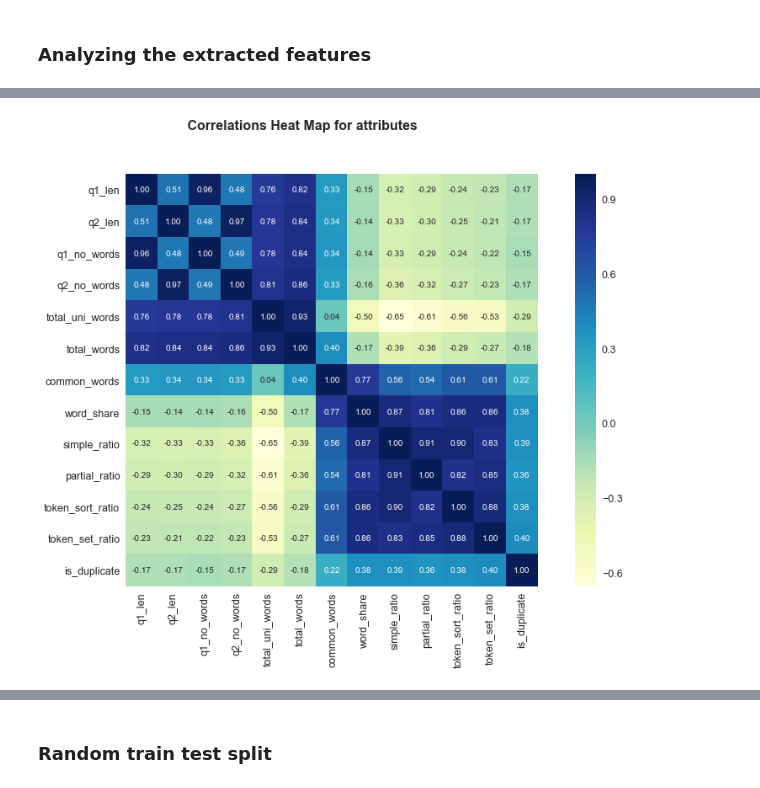
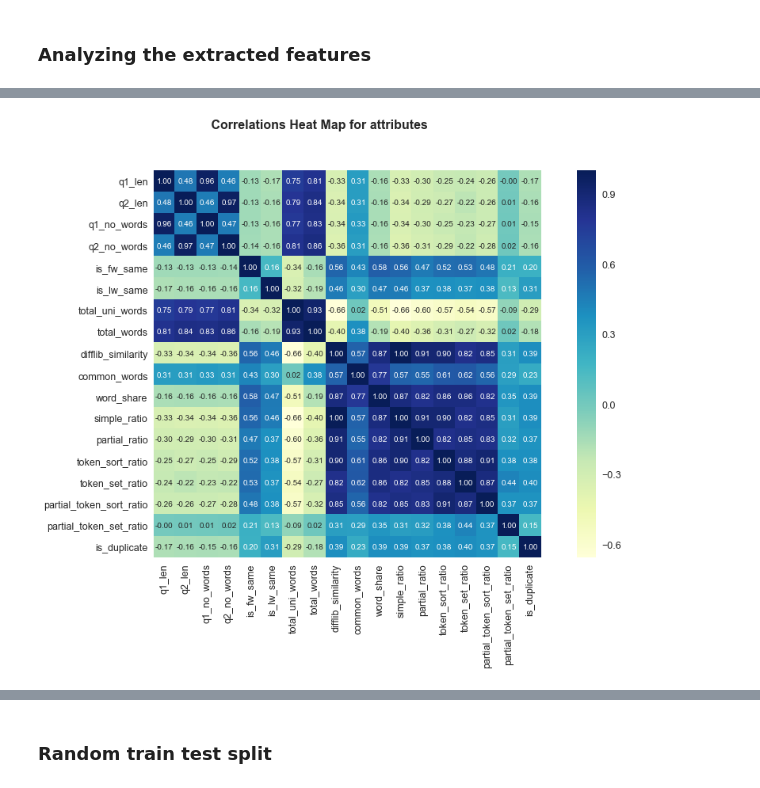
Before and after one commit to cmuth001/Question-Pairs-Quora-Data-Science, a Jupyter notebook: Question_Pair_Match.ipynb, the cells around one changed output, grey strips where cells are left out. Saved outputs shown, nothing was run; the diff lists cells and outputs as text; code cells hidden in the pictures.

```diff
--- a/Question_Pair_Match.ipynb
+++ b/Question_Pair_Match.ipynb
@@ -319,6 +311,15 @@ to this:
  BeautifulSoup(YOUR_MARKUP, "lxml")
 
   markup_type=markup_type))
+# %%
+df_train['avg_len'] = df_train.apply(lambda row: (row['q1_len']+row['q2_len'])/2.0 , axis=1)
+df_train['cwc_min'] = df_train.apply(lambda row: row['common_words']/(min(row['q1_len'], row['q2_len'])) , axis=1)
+df_train['cwc_max'] = df_train.apply(lambda row: row['common_words']/(max(row['q1_len'], row['q2_len'])) , axis=1)
+df_train['is_fw_same'] = df_train.apply(lambda row: (row['question1'].lower().strip().split()[0] == row['question2'].lower().strip().split()[0]) , axis=1)
+df_train['is_lw_same'] = df_train.apply(lambda row: (row['question1'].lower().strip().split()[-1] == row['question2'].lower().strip().split()[-1]) , axis=1)
+
+df_train['cwc_min'] = df_train.apply(lambda row: row['common_words']/(min(row['q1_len'], row['q2_len'])) , axis=1)
+df_train['cwc_max'] = df_train.apply(lambda row: row['common_words']/(min(row['q1_len'], row['q2_len'])) , axis=1)
 # %%
 df_train.head()
 # %% [output]
@@ -350,6 +352,8 @@ def fuzzy_features(row):
     partial_ratio =  fuzz.partial_ratio(row['question1'],row['question2'])
     token_sort_ratio = fuzz.token_sort_ratio(row['question1'],row['question2'])
     token_set_ratio =  fuzz.token_set_ratio(row['question1'],row['question2'])
+    partial_token_set_ratio = fuzz.partial_token_set_ratio(row['question1'],row['question2'])
+    partial_token_sort_ratio = fuzz.partial_token_sort_ratio(row['question1'],row['question2'])
 
-    return [simple_ratio, partial_ratio, token_sort_ratio, token_set_ratio]
+    return [simple_ratio, partial_ratio, token_sort_ratio, token_set_ratio, partial_token_set_ratio,partial_token_sort_ratio]
 # %%
@@ -378,6 +382,26 @@ def fuzzy_token_set_ratio(row):
 # df_train['token_set_ratio'] = df_train.apply(fuzzy_token_set_ratio, axis=1)
 # %%
 fuzzy_features = df_train.apply(fuzzy_features, axis=1)
+# %%
+from difflib import SequenceMatcher
+import math
+df_train['difflib_similarity'] = df_train.apply(lambda x: SequenceMatcher(None, str(x['question1']), str(x['question2'])).ratio(), axis=1)
+
+# Compute Jaccard Similarity Score
+def jaccard_similarity_str(row):
+    intersection_cardinality = len(set.intersection(*[set(row['question1']), set(row['question2'])]))
+    union_cardinality = len(set.union(*[set(row['question1']), set(row['question2'])]))
+    return intersection_cardinality/float(union_cardinality)
+def cosine_similarity_str(row):
+    intersection_cardinality = len(set.intersection(*[set(row['question1']), set(row['question2'])]))
+    sqrt_product = math.sqrt(len(row['question1'])) * math.sqrt(len(row['question2']))
+    return intersection_cardinality/float(sqrt_product)
+df_train['jaccard_similarity_str'] = df_train.apply(jaccard_similarity_str, axis=1)
+df_train['cosine_similarity_str'] = df_train.apply(cosine_similarity_str, axis=1)
+
+
+# jacard_score =  len(common_words)/(len(q1_words) + len(q2_words) - len(common_words))
+# cosine_score = len(common_words)/(pow(len(q1_words),0.5)*pow(len(q2_words),0.5))
 # %%
 # fuzzy_features.values
 temp = np.vstack(fuzzy_features.values)
@@ -385,8 +409,8 @@ df_train['simple_ratio'] = temp[:,0]
 df_train['partial_ratio'] = temp[:,1]
 df_train['token_sort_ratio'] = temp[:,2]
 df_train['token_set_ratio'] = temp[:,3]
-df_train['partial_token_set_ratio'] = df_train.apply(lambda x: fuzz.partial_token_set_ratio(str(x['question1']), str(x['question2'])), axis=1)
-df_train['partial_token_sort_ratio'] = df_train.apply(lambda x: fuzz.partial_token_sort_ratio(str(x['question1']), str(x['question2'])), axis=1)
+df_train['partial_token_set_ratio'] = temp[:,4]
+df_train['partial_token_sort_ratio'] = temp[:,5]
 # %%
 df_train.head()
 # %% [output]
@@ -534,19 +561,19 @@ partial_token_set_ratio
 partial_token_sort_ratio
 # %%
 import seaborn as sns
-cor = df_train[['q1_len', 'q2_len', 'q1_no_words', 'q2_no_words', 'total_uni_words', 'total_words', 'common_words', 'word_share', 'simple_ratio', 'partial_ratio', 'token_sort_ratio', 'token_set_ratio', 'is_duplicate']].corr()
+cor = df_train[['q1_len', 'q2_len', 'q1_no_words', 'q2_no_words','is_fw_same','is_lw_same', 'total_uni_words', 'total_words','difflib_similarity', 'common_words', 'word_share', 'simple_ratio', 'partial_ratio', 'token_sort_ratio', 'token_set_ratio','partial_token_sort_ratio','partial_token_set_ratio', 'is_duplicate']].corr()
 sns.set(font_scale=1.25)
 plt.figure(figsize=(16,9))
 hm = sns.heatmap(cor, cbar=True, annot=True, square=True,cmap="YlGnBu",
                  fmt='.2f', annot_kws={'size': 10},
                  yticklabels=list(cor.columns), xticklabels=list(cor.columns))
 plt.suptitle(' Correlations Heat Map for attributes', fontsize=16, fontweight='bold')
 plt.show()
 
 
 # # ref: https://www.kaggle.com/fg1983/data-exploration-and-price-prediction-house-sales
 # %% [output]
-[figure, old version]
+[figure, new version]
 # %%
 df_train.head()
 # %% [output]
```
Also changed, not shown: parts of 39 cells of this notebook.
